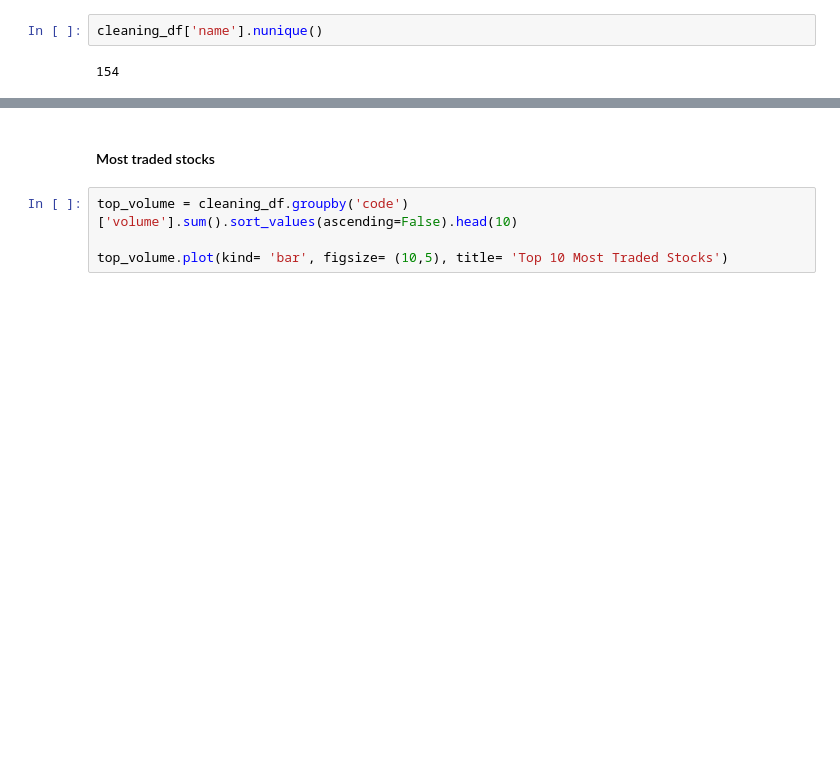
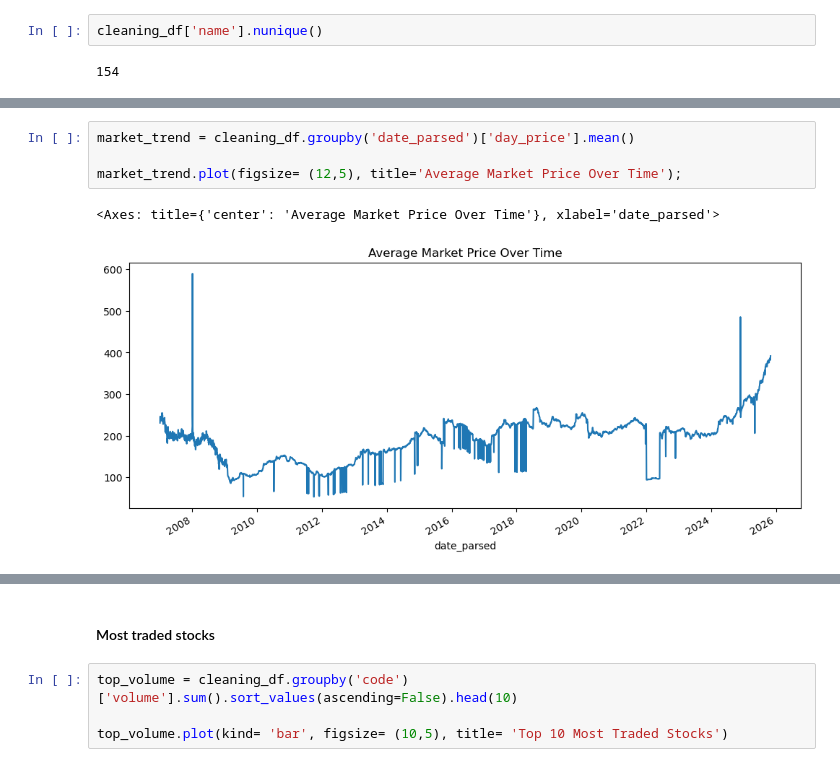
Before and after one commit to Assesa44/Stock-Market-Prediction, a Jupyter notebook: notebooks/business_understanding.ipynb, the cells around one changed output, grey strips where cells are left out. Saved outputs shown, nothing was run; the diff lists cells and outputs as text; blank space fills up the shorter version.

```diff
--- a/notebooks/business_understanding.ipynb
+++ b/notebooks/business_understanding.ipynb
@@ -928,0 +933,7 @@ plt.title("Total NSE Trading Volume Over Time");
+# %%
+market_trend = cleaning_df.groupby('date_parsed')['day_price'].mean()
+
+market_trend.plot(figsize= (12,5), title='Average Market Price Over Time');
+# %% [output]
+<Axes: title={'center': 'Average Market Price Over Time'}, xlabel='date_parsed'>
+[figure, added]
```
Also changed, not shown: parts of 30 cells of this notebook.
